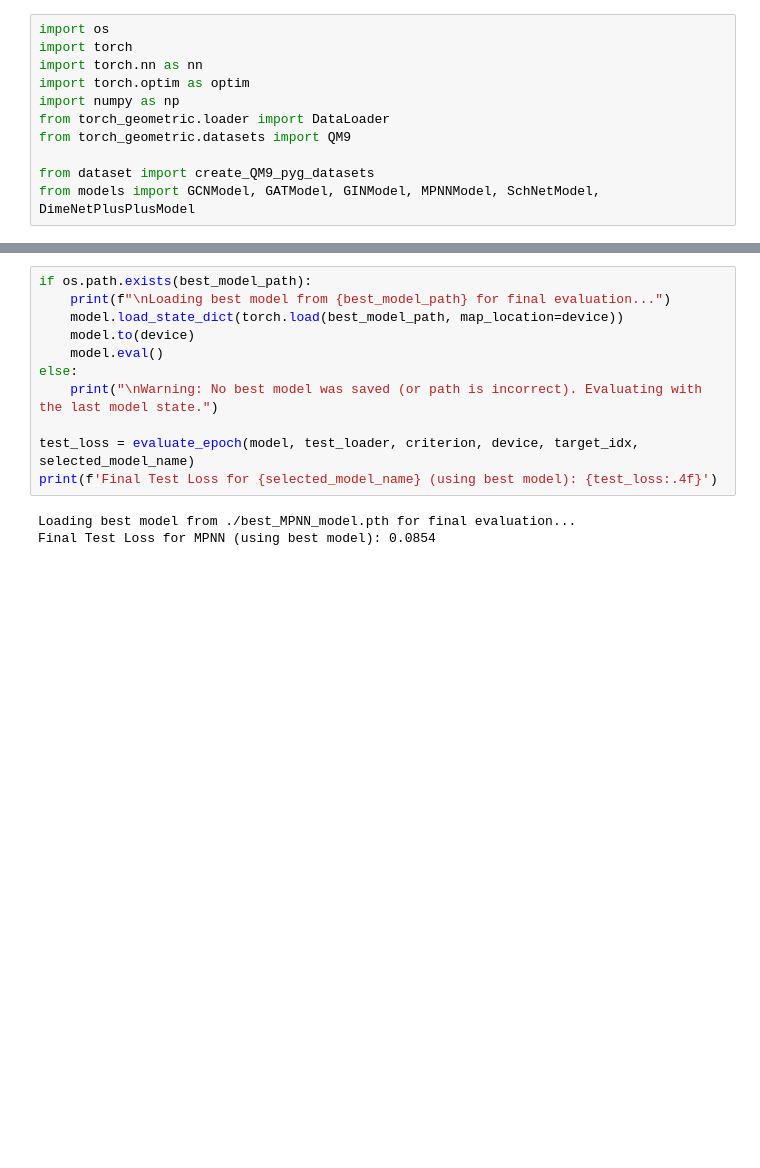
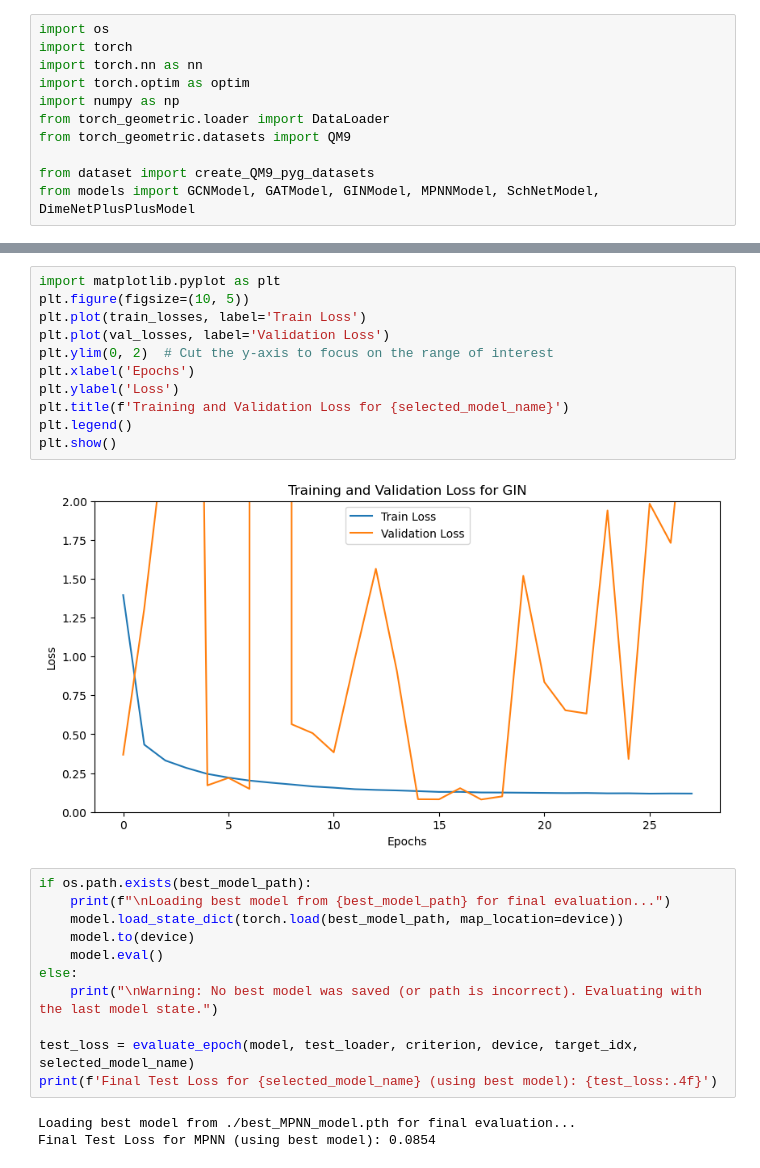
Before and after one commit to wittmajerd/Graph-DL-HW, a Jupyter notebook: GAT_etc.ipynb, the cells around one changed output, grey strips where cells are left out. Cells and saved outputs as stored; diff of their text form; blank space fills up the shorter version.

```diff
--- a/GAT_etc.ipynb
+++ b/GAT_etc.ipynb
@@ -236,3 +243,16 @@ Final Test Loss for GAT (using best model): 0.4468
+# %%
+import matplotlib.pyplot as plt
+plt.figure(figsize=(10, 5))
+plt.plot(train_losses, label='Train Loss')
+plt.plot(val_losses, label='Validation Loss')
+plt.ylim(0, 2)  # Cut the y-axis to focus on the range of interest
+plt.xlabel('Epochs')
+plt.ylabel('Loss')
+plt.title(f'Training and Validation Loss for {selected_model_name}')
+plt.legend()
+plt.show()
+# %% [output]
+[figure, added]
 # %%
 if os.path.exists(best_model_path):
     print(f"\nLoading best model from {best_model_path} for final evaluation...")
```
Also changed, not shown: parts of 5 cells of this notebook.
